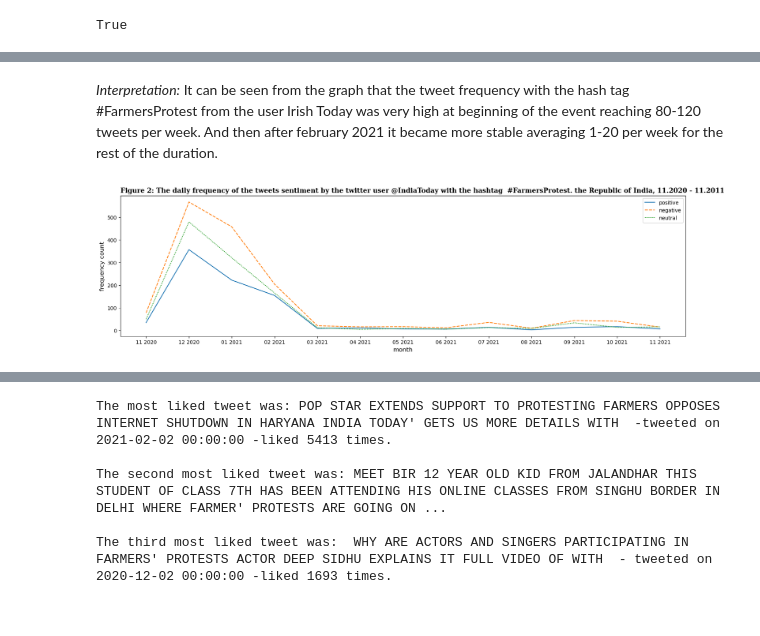
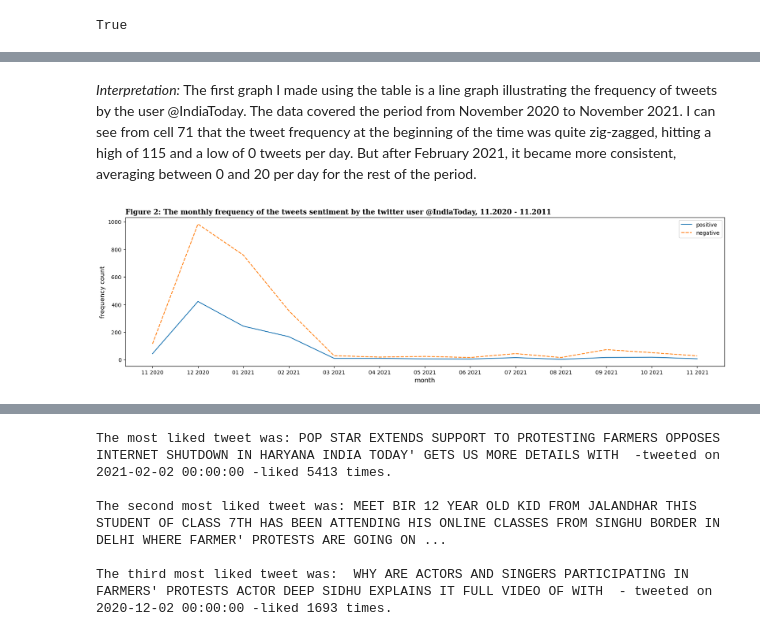
Before and after one commit to temulenbd/ca2, a Jupyter notebook: tweet.ipynb, the cells around one changed output, grey strips where cells are left out. Cells and saved outputs as stored; diff of their text form; code cells hidden in the pictures.

```diff
--- a/tweet.ipynb
+++ b/tweet.ipynb
@@ -202,7 +243,7 @@ In this section I'll use PySpark, Python API for Apache Spark, to do the preproc
 # %%
 # Starting a new SparkSession for data import from HDFS.
 spark = SparkSession.builder \
-        .appName('Sentiment Analysis') \
+        .appName('Sentiment Forecast') \
         .getOrCreate()
 # %%
 # Reading the file.
@@ -698,9 +795,8 @@ Since now I know the sentiment polarity I can now use it to create the column of
 # %%
 # Creating a new column 'polarity' based on the polarity threshold.
-threshold = 0.1
+threshold = 0.0
 df_spark_sentiment = df_spark_sentiment.withColumn('sentiment', when(df_spark_sentiment.sentiment_polarity > threshold, 'positive')
-                                                   .when(df_spark_sentiment.sentiment_polarity < -threshold, 'negative')
-                                                   .otherwise('neutral'))
+                                                  .otherwise('negative'))
 # %%
 # Checking the results.
 df_spark_sentiment.show(10)
@@ -803,10 +1022,8 @@ df['date'] = df['date'].apply(extract_date)
 
 # Converting to datetime format
 df['date'] = pd.to_datetime(df['date'])
-df['replied'] = df['replied'].astype(int)
 df['retweeted'] = df['retweeted'].astype(int)
 df['liked'] = df['liked'].astype(int)
-df['quoted'] = df['quoted'].astype(int)
 df['polarity'] = df['polarity'].astype(float)
 # %%
 # Checking the new DataFrame.
@@ -836,39 +1053,38 @@ lineplt.set_ylabel('frequency count', fontsize=12);
 # %% [markdown]
-*Interpretation:* It can be seen from the graph that the tweet frequency with the hash tag #FarmersProtest from the user Irish Today was very high at beginning of the event reaching 80-120 tweets per week. And then after february 2021 it became more stable averaging 1-20 per week for the rest of the duration.
+*Interpretation:* The first graph I made using the <df> table is a line graph illustrating the frequency of tweets by the user @IndiaToday. The data covered the period from November 2020 to November 2021. I can see from cell 71 that the tweet frequency at the beginning of the time was quite zig-zagged, hitting a high of 115 and a low of 0 tweets per day. But after February 2021, it became more consistent, averaging between 0 and 20 per day for the rest of the period.
 # %%
 # Adding a new column to DataFrame with month and year input.
 df['month'] = df['date'].dt.strftime('%m %Y')
 
 # Separating df by each sentiment.
 positive_freq = df[df['sentiment'] == 'positive']
 negative_freq = df[df['sentiment'] == 'negative']
-neutral_freq = df[df['sentiment'] == 'neutral']
+
 
 # Creating a Pandas Series with frequancy count for each sentiment.
 frequency_p = positive_freq.groupby(['month']).size()
 frequency_neg = negative_freq.groupby(['month']).size()
-frequency_neu = neutral_freq.groupby(['month']).size()
 
 
 # Concatinating separe Series.
-new_df = pd.concat([frequency_p, frequency_neg, frequency_neu], axis=1)
+new_df = pd.concat([frequency_p, frequency_neg], axis=1)
 
 # Changing index as a column.
 new_df = new_df.iloc[[10, 12, 0, 1, 2, 3, 4, 5, 6, 7, 8, 9 ,11]]
 
 # Renaming the columns.
-new_df.rename(columns = {0: 'positive', 1 : 'negative', 2 : 'neutral'}, inplace=True)
+new_df.rename(columns = {0: 'positive', 1 : 'negative'}, inplace=True)
 
 # Plotting a line graph.
 fig,ax = plt.subplots(figsize=(20,5))
 
 lineplt = sns.lineplot(data=new_df, color='cadetblue')
-lineplt.axes.set_title('Figure 2: The daily frequency of the tweets sentiment by the twitter user @IndiaToday with the hashtag  #FarmersProtest. the Republic of India, 11.2020 - 11.2011',
+lineplt.axes.set_title('Figure 2: The monthly frequency of the tweets sentiment by the twitter user @IndiaToday, 11.2020 - 11.2011',
                       font='serif',
                       fontsize=13,
                       fontweight='bold',
                       loc='left')
 lineplt.set_xlabel('month', fontsize=12)
 lineplt.set_ylabel('frequency count', fontsize=12);
 # %% [output]
-[figure, old version]
+[figure, new version]
```
Also changed, not shown: parts of 162 cells of this notebook, 1 other file.
